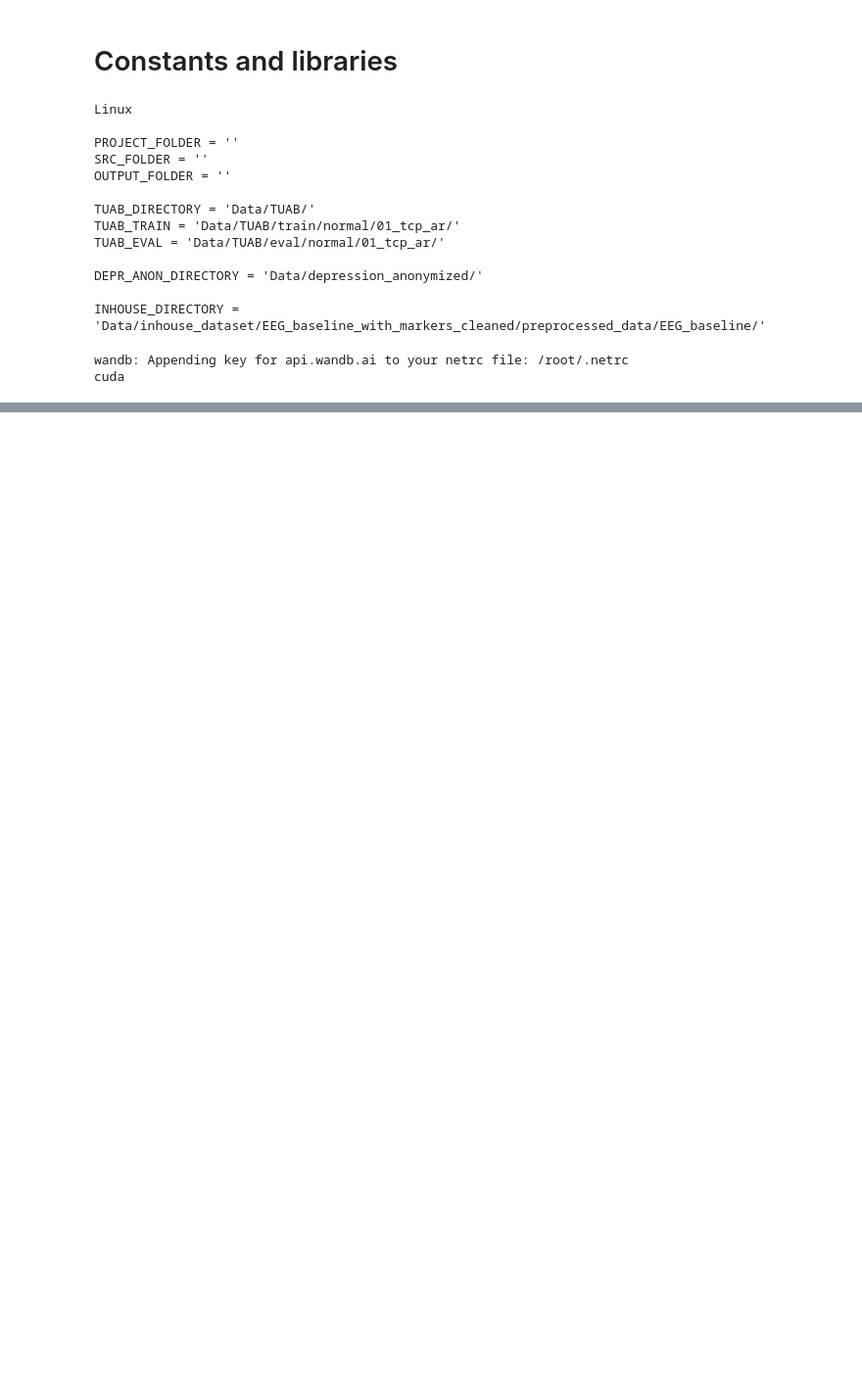
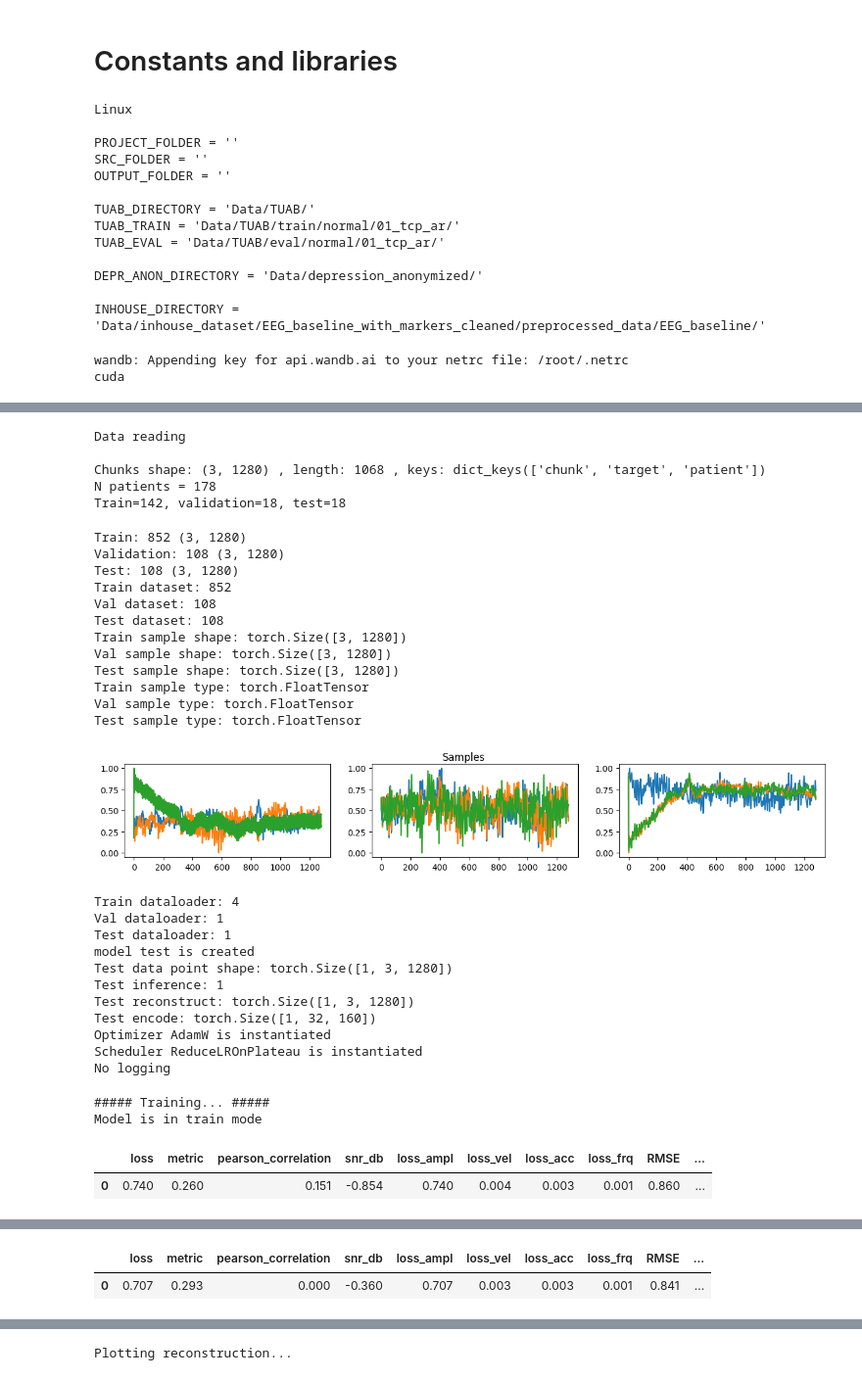
Before and after one commit to dwemer8/Depression_classification_from_EEG, a Jupyter notebook: training.ipynb, the cells around one changed output, grey strips where cells are left out. Shown at 98% size. Cells and saved outputs as stored; diff of their text form; code cells hidden in the pictures; blank space fills up the shorter version.

Commit message:
Experiments can be parametrized through config

```diff
--- a/training.ipynb
+++ b/training.ipynb
@@ -166,30 +132,0 @@ data_config = {
-# %%
-t_max=None
-train_dataset = InMemoryDataset(chunks_train, is_squeeze=False, is_unsqueeze=False, t_max=t_max)
-val_dataset = InMemoryDataset(chunks_val, is_squeeze=False, is_unsqueeze=False, t_max=t_max)
-test_dataset = InMemoryDataset(chunks_test, is_squeeze=False, is_unsqueeze=False, t_max=t_max)
-
-train_dataloader = DataLoader(train_dataset, shuffle=True, batch_size=data_config['batch_size'], num_workers=data_config['num_workers'])
-val_dataloader = DataLoader(val_dataset, shuffle=False, batch_size=data_config['batch_size'], num_workers=data_config['num_workers'])
-test_dataloader = DataLoader(test_dataset, shuffle=False, batch_size=data_config['batch_size'], num_workers=data_config['num_workers'])
-
-print("Train dataset:", len(train_dataset))
-print("Val dataset:", len(val_dataset))
-print("Test dataset:", len(test_dataset))
-
-print("Train dataloader:", len(train_dataloader))
-print("Val dataloader:", len(val_dataloader))
-print("Test dataloader:", len(test_dataloader))
-
-print("Train sample shape:", train_dataset[0].shape)
-print("Val sample shape:", val_dataset[0].shape)
-print("Test sample shape:", test_dataset[0].shape)
-
-print("Train sample type:", train_dataset[0].type())
-print("Val sample type:", val_dataset[0].type())
-print("Test sample type:", test_dataset[0].type())
-
-fig, ax = plt.subplots(nrows=1, ncols=3, figsize=(15, 2))
-fig.suptitle("Samples")
-for i in range(3): ax[i].plot(train_dataset[np.random.choice(list(range(len(train_dataset))))].squeeze().T)
-plt.show()
@@ -210 +267,5 @@ Test sample type: torch.FloatTensor
+# %%
+experiments = [
+    default_config,
+]
 # %% [markdown]
@@ -357,6 +272,0 @@ Test encode: torch.Size([1, 32, 160])
-# %%
-optimizer = torch.optim.AdamW(model.parameters(), lr=1e-3) # instantiate optimizer
-print('optimzer created')
-
-scheduler = torch.optim.lr_scheduler.ReduceLROnPlateau(optimizer, factor=0.5, patience=3, verbose=True)
-print("scheduler created")
@@ -630,0 +454,37 @@ Plotting reconstruction...
+# %%
+for config in experiments:
+    train(config)
+# %% [output]
+Data reading
+
+Chunks shape: (3, 1280) , length: 1068 , keys: dict_keys(['chunk', 'target', 'patient'])
+N patients = 178
+Train=142, validation=18, test=18
+Train: 852 (3, 1280)
+Validation: 108 (3, 1280)
+Test: 108 (3, 1280)
+Train dataset: 852
+Val dataset: 108
+Test dataset: 108
+Train sample shape: torch.Size([3, 1280])
+Val sample shape: torch.Size([3, 1280])
+Test sample shape: torch.Size([3, 1280])
+Train sample type: torch.FloatTensor
+Val sample type: torch.FloatTensor
+Test sample type: torch.FloatTensor
+[figure, added]
+Train dataloader: 4
+Val dataloader: 1
+Test dataloader: 1
+model test is created
+Test data point shape: torch.Size([1, 3, 1280])
+Test inference: 1
+Test reconstruct: torch.Size([1, 3, 1280])
+Test encode: torch.Size([1, 32, 160])
+Optimizer AdamW is instantiated
+Scheduler ReduceLROnPlateau is instantiated
+No logging
+##### Training... #####
+Model is in train mode
+|  | loss | metric | pearson_correlation | snr_db | loss_ampl | loss_vel | loss_acc | loss_frq | RMSE | ... |
+| 0 | 0.740 | 0.260 | 0.151 | -0.854 | 0.740 | 0.004 | 0.003 | 0.001 | 0.860 | ... |
@@ -630,0 +502,2 @@ Plotting reconstruction...
+|  | loss | metric | pearson_correlation | snr_db | loss_ampl | loss_vel | loss_acc | loss_frq | RMSE | ... |
+| 0 | 0.707 | 0.293 | 0.000 | -0.360 | 0.707 | 0.003 | 0.003 | 0.001 | 0.841 | ... |
@@ -630,0 +512 @@ Plotting reconstruction...
+Plotting reconstruction...
```
Also changed, not shown: parts of 20 cells of this notebook, 5 other files.
